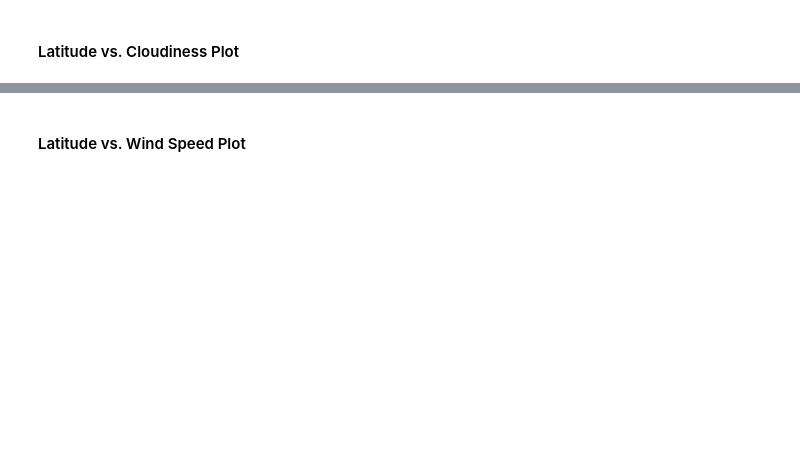
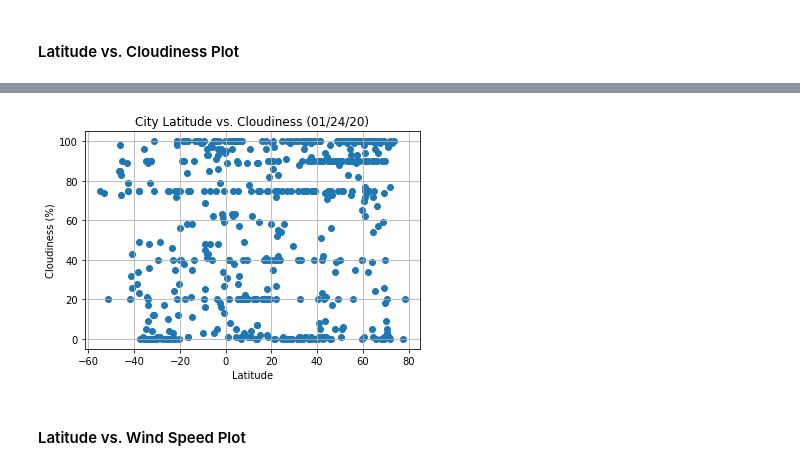
Before and after one commit to willcpope/python-api-challenge, a Jupyter notebook: WeatherPy/WeatherPy.ipynb, the cells around one changed output, grey strips where cells are left out. Saved outputs shown, nothing was run; the diff lists cells and outputs as text; code cells hidden in the pictures; blank space fills up the shorter version.

```diff
--- a/WeatherPy/WeatherPy.ipynb
+++ b/WeatherPy/WeatherPy.ipynb
@@ -103,2 +189,13 @@ dtype: int64
+# %%
+plt.scatter(weather_df["Latitude"], weather_df["Cloudiness"])
+
+plt.title("City Latitude vs. Cloudiness (01/24/20)")
+plt.ylabel("Cloudiness (%)")
+plt.xlabel("Latitude")
+plt.grid()
+
+plt.show()
+# %% [output]
+[figure, added]
 # %% [markdown]
 #### Latitude vs. Wind Speed Plot
```
Also changed, not shown: parts of 32 cells of this notebook, 10 other files.
